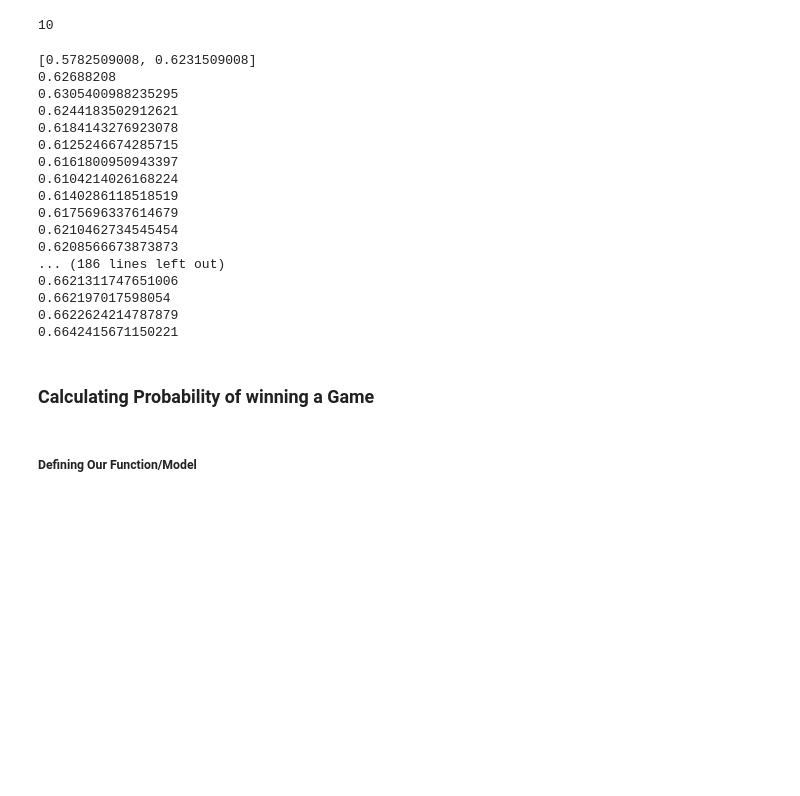
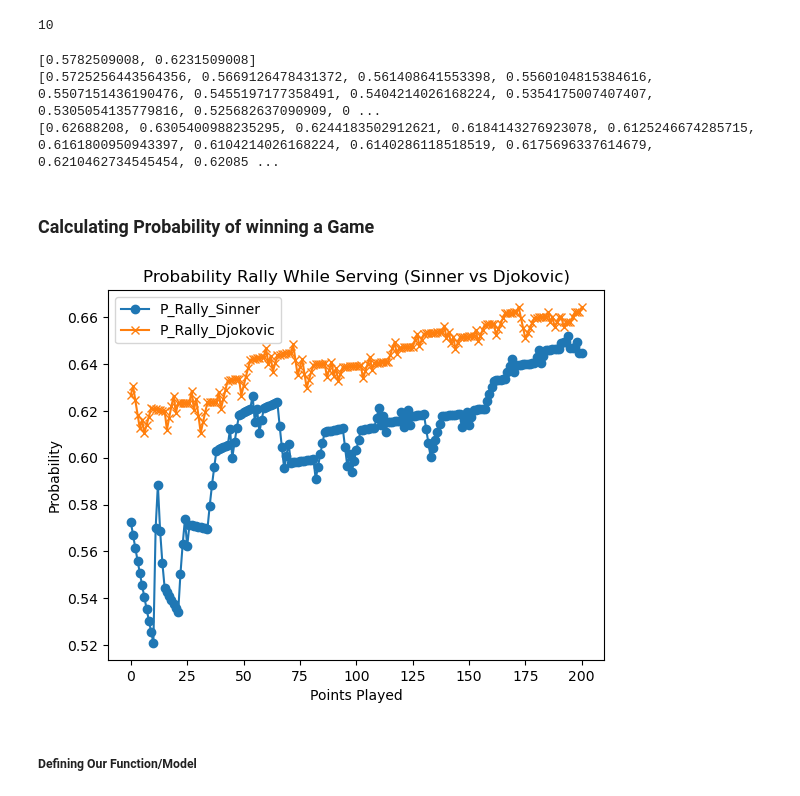
Before and after one commit to noahjillson/MCM-COMAP-Competition, a Jupyter notebook: dynamic_model.ipynb, the cells around one changed output. Cells and saved outputs as stored; diff of their text form; code cells hidden in the pictures; blank space fills up the shorter version.

```diff
--- a/dynamic_model.ipynb
+++ b/dynamic_model.ipynb
@@ -78,28 +78,38 @@ len(list(filter(lambda x: x['server'] == str(2), sequences[('Jannik Sinner', 'No
 # %%
 sinner_v_djokovic = ('Jannik Sinner', 'Novak Djokovic')
 print(p_dict[sinner_v_djokovic])
-#wimbledon_stats[('Jannik Sinner', 'Novak Djokovic')]
+
+p_rally_sinner = []
+p_rally_djokovic = []
 for m in range(1,len(sequences[sinner_v_djokovic])):
-    print(dynamic_model(sequences[sinner_v_djokovic][:m], p_dict[sinner_v_djokovic][p - 1], p))
+    p_rally_sinner.append(dynamic_model(sequences[sinner_v_djokovic][:m], p_dict[sinner_v_djokovic][0], 1))
+    p_rally_djokovic.append(dynamic_model(sequences[sinner_v_djokovic][:m], p_dict[sinner_v_djokovic][1], 2))
+
+print(p_rally_sinner)
+print(p_rally_djokovic)
 # %% [output]
 [0.5782509008, 0.6231509008]
-0.62688208
-0.6305400988235295
-0.6244183502912621
-0.6184143276923078
-0.6125246674285715
-0.6161800950943397
-0.6104214026168224
-0.6140286118518519
-0.6175696337614679
-0.6210462734545454
-0.6208566673873873
-... (186 lines left out)
-0.6621311747651006
-0.662197017598054
-0.6622624214787879
-0.6642415671150221
+[0.5725256443564356, 0.5669126478431372, 0.561408641553398, 0.5560104815384616, 0.5507151436190476, 0.5455197177358491, 0.5404214026168224, 0.5354175007407407, 0.5305054135779816, 0.525682637090909, 0 ...
+[0.62688208, 0.6305400988235295, 0.6244183502912621, 0.6184143276923078, 0.6125246674285715, 0.6161800950943397, 0.6104214026168224, 0.6140286118518519, 0.6175696337614679, 0.6210462734545454, 0.62085 ...
 # %% [markdown]
 ### Calculating Probability of winning a Game
+# %%
+import matplotlib.pyplot as plt
+# Plotting the data
+plt.plot(p_rally_sinner, label='P_Rally_Sinner', marker='o')
+plt.plot(p_rally_djokovic, label='P_Rally_Djokovic', marker='x')
+
+# Adding labels and title
+plt.xlabel('Points Played')
+plt.ylabel('Probability')
+plt.title('Probability Rally While Serving (Sinner vs Djokovic)')
+
+# Adding legend
+plt.legend()
+
+# Show the plot
+plt.show()
+# %% [output]
+[figure, added]
 # %% [markdown]
 ##### Defining Our Function/Model
```
Also changed, not shown: parts of 8 cells of this notebook.
